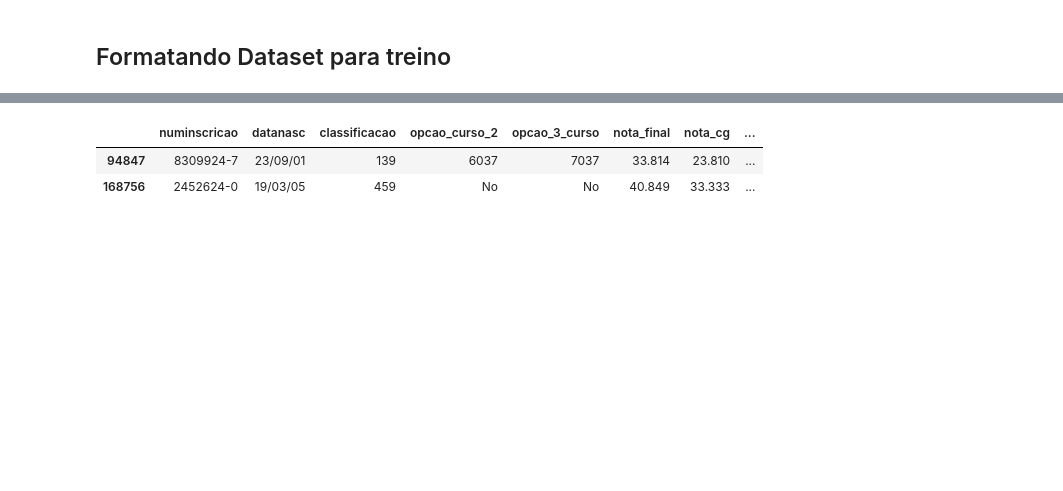
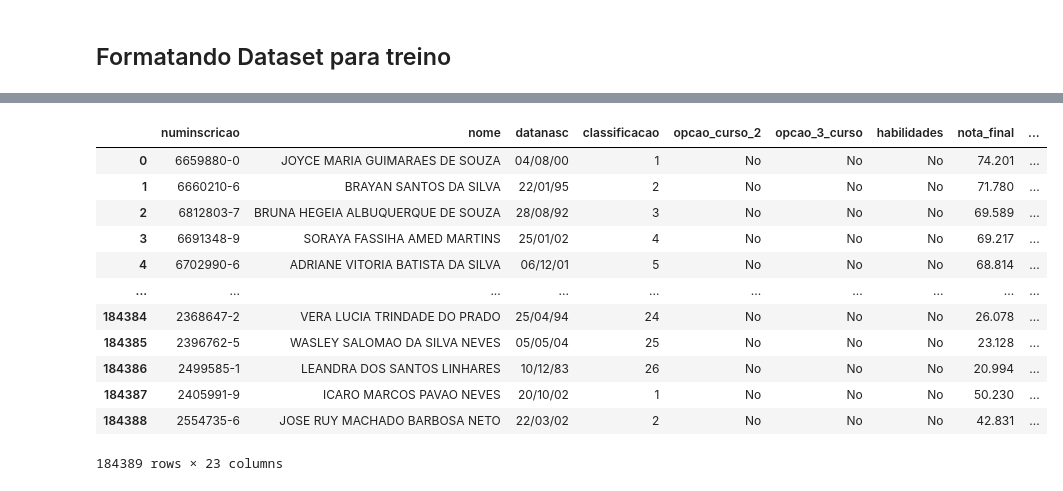
Before and after one commit to gabrielSantosLima/data-mining-macro-uea, a Jupyter notebook: notebooks/1 - Pre-processamento dos dados.ipynb, the cells around one changed output, grey strips where cells are left out. Drawn from its saved outputs; the diff is of its cells as text; code cells hidden in the pictures; blank space fills up the shorter version.

```diff
--- a/notebooks/1 - Pre-processamento dos dados.ipynb
+++ b/notebooks/1 - Pre-processamento dos dados.ipynb
@@ -135,6 +135,7 @@ data.sample(2)
 #### Padronizando as colunas referentes a opção de curso
 # %%
 data['opcao_curso_1'] = data['opcao_curso_1'].astype(str)
+data['opcao_curso_1'] =
 data['id_referencia_curso'] = data['id_referencia_curso'].astype(str)
 # %%
 data['opcao_3_curso'] = data['opcao_3_curso'].apply(lambda x: x[1:] if str(x).startswith('0') else x)
@@ -236,6 +216,12 @@ for year in years_full_df:
 
         full_df.loc[full_df_year.index, 'aprovado'] = full_df_year['nome'].isin(dados_vaga_year['nome'].values).astype(int)
         full_df['aprovado'] = full_df['aprovado'].astype(int)
+# %%
+def prefix(row):
+  prefixo = row[0]
+  return 1 if prefixo in ['1', '5'] else 0
+
+full_df['egresso_publica'] = full_df['opcao_curso_1'].apply(prefix)
 # %% [markdown]
 ## Formatando Dataset para treino
 # %%
@@ -253,9 +239,20 @@ full_df.sample(2)
+# %%
+full_df
+# %% [output]
+|  | numinscricao | nome | datanasc | classificacao | opcao_curso_2 | opcao_3_curso | habilidades | nota_final | ... |
+| 0 | 6659880-0 | JOYCE MARIA GUIMARAES DE SOUZA | 04/08/00 | 1 | No | No | No | 74.201 | ... |
+| 1 | 6660210-6 | BRAYAN SANTOS DA SILVA | 22/01/95 | 2 | No | No | No | 71.780 | ... |
+| 2 | 6812803-7 | BRUNA HEGEIA ALBUQUERQUE DE SOUZA | 28/08/92 | 3 | No | No | No | 69.589 | ... |
+| 3 | 6691348-9 | SORAYA FASSIHA AMED MARTINS | 25/01/02 | 4 | No | No | No | 69.217 | ... |
+| 4 | 6702990-6 | ADRIANE VITORIA BATISTA DA SILVA | 06/12/01 | 5 | No | No | No | 68.814 | ... |
+| ... | ... | ... | ... | ... | ... | ... | ... | ... | ... |
+| 184384 | 2368647-2 | VERA LUCIA TRINDADE DO PRADO | 25/04/94 | 24 | No | No | No | 26.078 | ... |
+| 184385 | 2396762-5 | WASLEY SALOMAO DA SILVA NEVES | 05/05/04 | 25 | No | No | No | 23.128 | ... |
+| 184386 | 2499585-1 | LEANDRA DOS SANTOS LINHARES | 10/12/83 | 26 | No | No | No | 20.994 | ... |
+| 184387 | 2405991-9 | ICARO MARCOS PAVAO NEVES | 20/10/02 | 1 | No | No | No | 50.230 | ... |
+| 184388 | 2554735-6 | JOSE RUY MACHADO BARBOSA NETO | 22/03/02 | 2 | No | No | No | 42.831 | ... |
+184389 rows × 23 columns
 # %%
-full_df.drop(columns=['nome', 'disc1', 'disc2', 'disc3', 'habilidades'], inplace=True)
-full_df.sample(2)
+full_df.drop(columns=['nome', 'disc1', 'disc2', 'disc3', 'habilidades', 'datanasc'], inplace=True)
-# %% [output]
-|  | numinscricao | datanasc | classificacao | opcao_curso_2 | opcao_3_curso | nota_final | nota_cg | ... |
-| 94847 | 8309924-7 | 23/09/01 | 139 | 6037 | 7037 | 33.814 | 23.810 | ... |
-| 168756 | 2452624-0 | 19/03/05 | 459 | No | No | 40.849 | 33.333 | ... |
 # %%
 full_df.to_csv('../data/dataset.csv', index=False)
```
Also changed, not shown: parts of 9 cells of this notebook, 6 other files.
